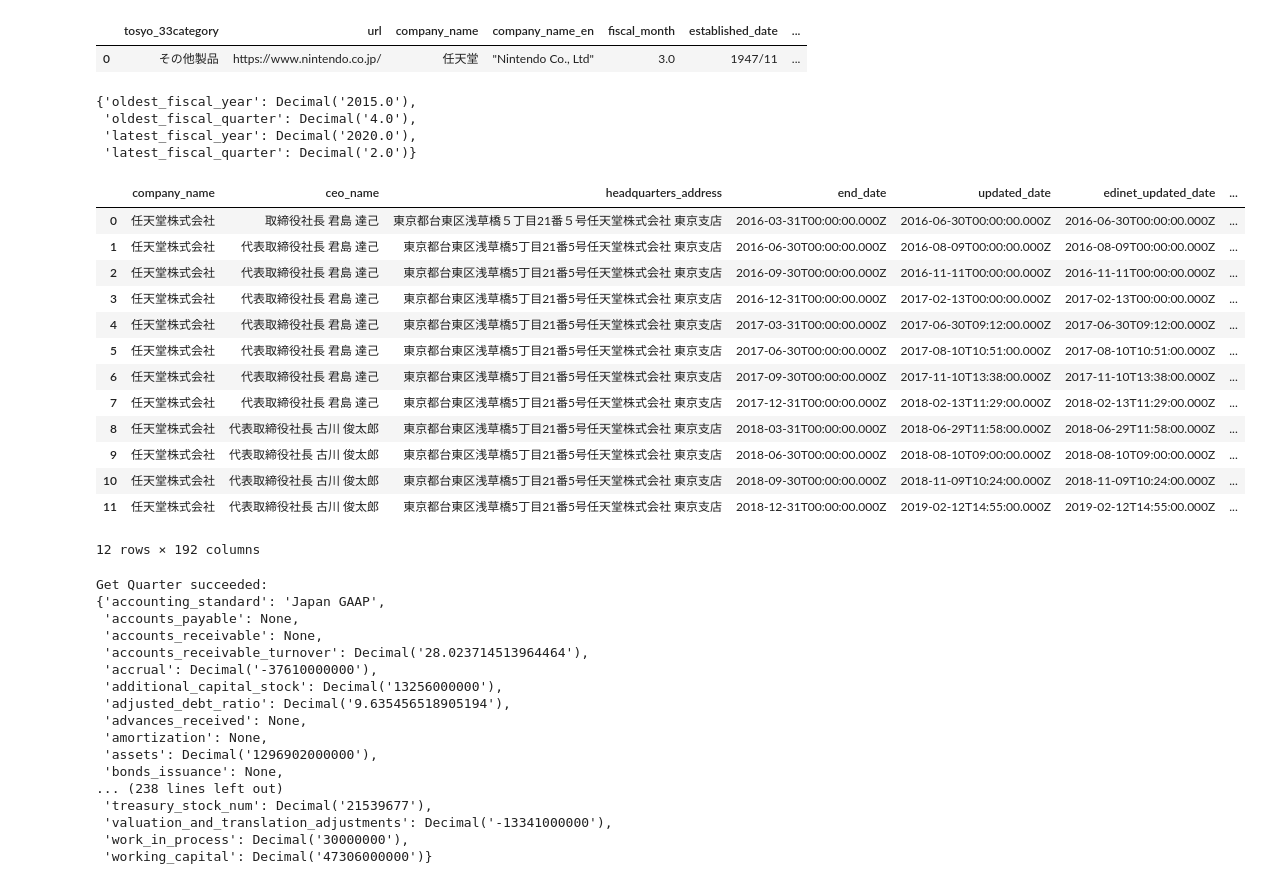
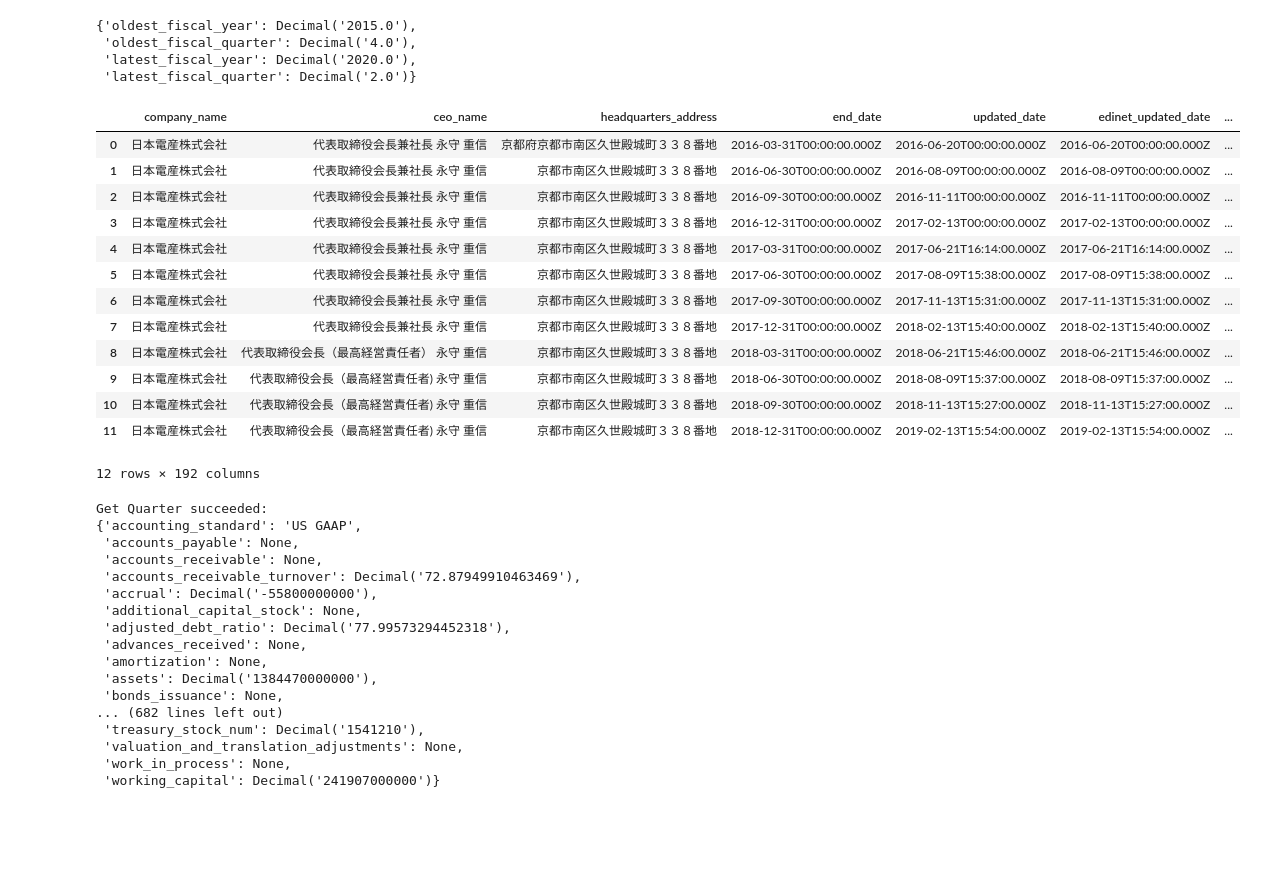
Before and after one commit to TsukasaOtawa/trading, a Jupyter notebook: ipynb/generate_api_v2_quarter.ipynb, the cells around one changed output. Drawn from its saved outputs; the diff is of its cells as text; code cells hidden in the pictures; blank space fills up the shorter version.

```diff
--- a/ipynb/generate_api_v2_quarter.ipynb
+++ b/ipynb/generate_api_v2_quarter.ipynb
@@ -5,5 +5,7 @@ import requests
 import json
 import pandas as pd
 from datetime import *
+
+ticker = 6594
 # %%
 # Generate company data
@@ -18,10 +18,6 @@ def generate_df_c(ticker:str):
 # %%
 # API からの取得 JSON への保存
-df_c = generate_df_c("7974")
-df_c
+generate_df_c_all()
-# %% [output]
-|  | tosyo_33category | url | company_name | company_name_en | fiscal_month | established_date | ... |
-| 0 | その他製品 | https://www.nintendo.co.jp/ | 任天堂 | "Nintendo Co., Ltd" | 3.0 | 1947/11 | ... |
 # %%
 # 全期間の有価証券情報を Dynamo に追加する
 # %%
@@ -54,24 +50,24 @@ def generate_df_q(ticker:str, start_q:str, end_q:str):
 # %%
 #  oldest_fiscal_year / oldest_fiscal_quarter= 2004.0 1.0
 # latest_fiscal_year / latest_fiscal_quarter = 2020.0 2.0
-df_q = generate_df_q("7974", "2015Q4", "2018Q3")
+df_q = generate_df_q(str(ticker), "2015Q4", "2018Q3")
 df_q
 # for column in df_q.columns:
 #    print(column)
 # %% [output]
 |  | company_name | ceo_name | headquarters_address | end_date | updated_date | edinet_updated_date | ... |
-| 0 | 任天堂株式会社 | 取締役社長 君島 達己 | 東京都台東区浅草橋５丁目21番５号任天堂株式会社 東京支店 | 2016-03-31T00:00:00.000Z | 2016-06-30T00:00:00.000Z | 2016-06-30T00:00:00.000Z | ... |
-| 1 | 任天堂株式会社 | 代表取締役社長 君島 達己 | 東京都台東区浅草橋5丁目21番5号任天堂株式会社 東京支店 | 2016-06-30T00:00:00.000Z | 2016-08-09T00:00:00.000Z | 2016-08-09T00:00:00.000Z | ... |
-| 2 | 任天堂株式会社 | 代表取締役社長 君島 達己 | 東京都台東区浅草橋5丁目21番5号任天堂株式会社 東京支店 | 2016-09-30T00:00:00.000Z | 2016-11-11T00:00:00.000Z | 2016-11-11T00:00:00.000Z | ... |
-| 3 | 任天堂株式会社 | 代表取締役社長 君島 達己 | 東京都台東区浅草橋5丁目21番5号任天堂株式会社 東京支店 | 2016-12-31T00:00:00.000Z | 2017-02-13T00:00:00.000Z | 2017-02-13T00:00:00.000Z | ... |
-| 4 | 任天堂株式会社 | 代表取締役社長 君島 達己 | 東京都台東区浅草橋5丁目21番5号任天堂株式会社 東京支店 | 2017-03-31T00:00:00.000Z | 2017-06-30T09:12:00.000Z | 2017-06-30T09:12:00.000Z | ... |
-| 5 | 任天堂株式会社 | 代表取締役社長 君島 達己 | 東京都台東区浅草橋5丁目21番5号任天堂株式会社 東京支店 | 2017-06-30T00:00:00.000Z | 2017-08-10T10:51:00.000Z | 2017-08-10T10:51:00.000Z | ... |
-| 6 | 任天堂株式会社 | 代表取締役社長 君島 達己 | 東京都台東区浅草橋5丁目21番5号任天堂株式会社 東京支店 | 2017-09-30T00:00:00.000Z | 2017-11-10T13:38:00.000Z | 2017-11-10T13:38:00.000Z | ... |
-| 7 | 任天堂株式会社 | 代表取締役社長 君島 達己 | 東京都台東区浅草橋5丁目21番5号任天堂株式会社 東京支店 | 2017-12-31T00:00:00.000Z | 2018-02-13T11:29:00.000Z | 2018-02-13T11:29:00.000Z | ... |
-| 8 | 任天堂株式会社 | 代表取締役社長 古川 俊太郎 | 東京都台東区浅草橋5丁目21番5号任天堂株式会社 東京支店 | 2018-03-31T00:00:00.000Z | 2018-06-29T11:58:00.000Z | 2018-06-29T11:58:00.000Z | ... |
-| 9 | 任天堂株式会社 | 代表取締役社長 古川 俊太郎 | 東京都台東区浅草橋5丁目21番5号任天堂株式会社 東京支店 | 2018-06-30T00:00:00.000Z | 2018-08-10T09:00:00.000Z | 2018-08-10T09:00:00.000Z | ... |
-| 10 | 任天堂株式会社 | 代表取締役社長 古川 俊太郎 | 東京都台東区浅草橋5丁目21番5号任天堂株式会社 東京支店 | 2018-09-30T00:00:00.000Z | 2018-11-09T10:24:00.000Z | 2018-11-09T10:24:00.000Z | ... |
-| 11 | 任天堂株式会社 | 代表取締役社長 古川 俊太郎 | 東京都台東区浅草橋5丁目21番5号任天堂株式会社 東京支店 | 2018-12-31T00:00:00.000Z | 2019-02-12T14:55:00.000Z | 2019-02-12T14:55:00.000Z | ... |
+| 0 | 日本電産株式会社 | 代表取締役会長兼社長 永守 重信 | 京都府京都市南区久世殿城町３３８番地 | 2016-03-31T00:00:00.000Z | 2016-06-20T00:00:00.000Z | 2016-06-20T00:00:00.000Z | ... |
+| 1 | 日本電産株式会社 | 代表取締役会長兼社長 永守 重信 | 京都市南区久世殿城町３３８番地 | 2016-06-30T00:00:00.000Z | 2016-08-09T00:00:00.000Z | 2016-08-09T00:00:00.000Z | ... |
+| 2 | 日本電産株式会社 | 代表取締役会長兼社長 永守 重信 | 京都市南区久世殿城町３３８番地 | 2016-09-30T00:00:00.000Z | 2016-11-11T00:00:00.000Z | 2016-11-11T00:00:00.000Z | ... |
+| 3 | 日本電産株式会社 | 代表取締役会長兼社長 永守 重信 | 京都市南区久世殿城町３３８番地 | 2016-12-31T00:00:00.000Z | 2017-02-13T00:00:00.000Z | 2017-02-13T00:00:00.000Z | ... |
+| 4 | 日本電産株式会社 | 代表取締役会長兼社長 永守 重信 | 京都市南区久世殿城町３３８番地 | 2017-03-31T00:00:00.000Z | 2017-06-21T16:14:00.000Z | 2017-06-21T16:14:00.000Z | ... |
+| 5 | 日本電産株式会社 | 代表取締役会長兼社長 永守 重信 | 京都市南区久世殿城町３３８番地 | 2017-06-30T00:00:00.000Z | 2017-08-09T15:38:00.000Z | 2017-08-09T15:38:00.000Z | ... |
+| 6 | 日本電産株式会社 | 代表取締役会長兼社長 永守 重信 | 京都市南区久世殿城町３３８番地 | 2017-09-30T00:00:00.000Z | 2017-11-13T15:31:00.000Z | 2017-11-13T15:31:00.000Z | ... |
+| 7 | 日本電産株式会社 | 代表取締役会長兼社長 永守 重信 | 京都市南区久世殿城町３３８番地 | 2017-12-31T00:00:00.000Z | 2018-02-13T15:40:00.000Z | 2018-02-13T15:40:00.000Z | ... |
+| 8 | 日本電産株式会社 | 代表取締役会長（最高経営責任者） 永守 重信 | 京都市南区久世殿城町３３８番地 | 2018-03-31T00:00:00.000Z | 2018-06-21T15:46:00.000Z | 2018-06-21T15:46:00.000Z | ... |
+| 9 | 日本電産株式会社 | 代表取締役会長（最高経営責任者) 永守 重信 | 京都市南区久世殿城町３３８番地 | 2018-06-30T00:00:00.000Z | 2018-08-09T15:37:00.000Z | 2018-08-09T15:37:00.000Z | ... |
+| 10 | 日本電産株式会社 | 代表取締役会長（最高経営責任者) 永守 重信 | 京都市南区久世殿城町３３８番地 | 2018-09-30T00:00:00.000Z | 2018-11-13T15:27:00.000Z | 2018-11-13T15:27:00.000Z | ... |
+| 11 | 日本電産株式会社 | 代表取締役会長（最高経営責任者) 永守 重信 | 京都市南区久世殿城町３３８番地 | 2018-12-31T00:00:00.000Z | 2019-02-13T15:54:00.000Z | 2019-02-13T15:54:00.000Z | ... |
 12 rows × 192 columns
 # %%
 # Dynamoへ追加する
@@ -115,28 +110,28 @@ def get_df_q(ticker:int, fiscal_year_quarter:str, dynamodb=None):
     else:
         return response['Item']
 
-df_q = get_df_q(7974, "2015Q4")
+df_q = get_df_q(ticker, "2015Q4")
 if df_q:
     print("Get Quarter succeeded:")
     pprint(df_q)
 # %% [output]
 Get Quarter succeeded:
-{'accounting_standard': 'Japan GAAP',
+{'accounting_standard': 'US GAAP',
  'accounts_payable': None,
  'accounts_receivable': None,
- 'accounts_receivable_turnover': Decimal('28.023714513964464'),
- 'accrual': Decimal('-37610000000'),
- 'additional_capital_stock': Decimal('13256000000'),
- 'adjusted_debt_ratio': Decimal('9.635456518905194'),
+ 'accounts_receivable_turnover': Decimal('72.87949910463469'),
+ 'accrual': Decimal('-55800000000'),
+ 'additional_capital_stock': None,
+ 'adjusted_debt_ratio': Decimal('77.99573294452318'),
  'advances_received': None,
  'amortization': None,
- 'assets': Decimal('1296902000000'),
+ 'assets': Decimal('1384470000000'),
  'bonds_issuance': None,
-... (238 lines left out)
- 'treasury_stock_num': Decimal('21539677'),
- 'valuation_and_translation_adjustments': Decimal('-13341000000'),
- 'work_in_process': Decimal('30000000'),
- 'working_capital': Decimal('47306000000')}
+... (682 lines left out)
+ 'treasury_stock_num': Decimal('1541210'),
+ 'valuation_and_translation_adjustments': None,
+ 'work_in_process': None,
+ 'working_capital': Decimal('241907000000')}
 # %%
 # クエリ - tickerのみ
 # %%
```
Also changed, not shown: parts of 5 cells of this notebook, 1 other file.
